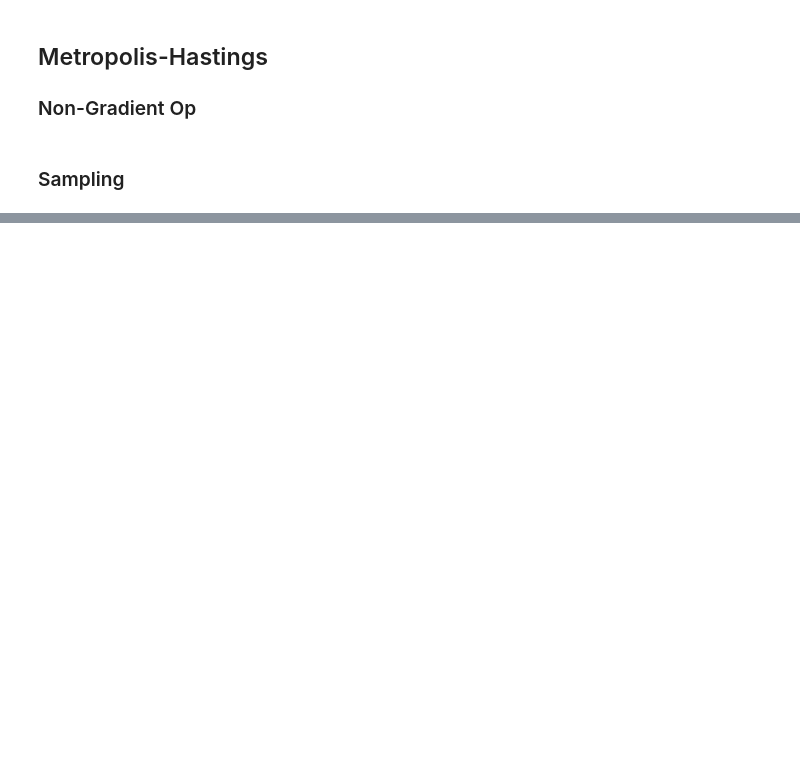
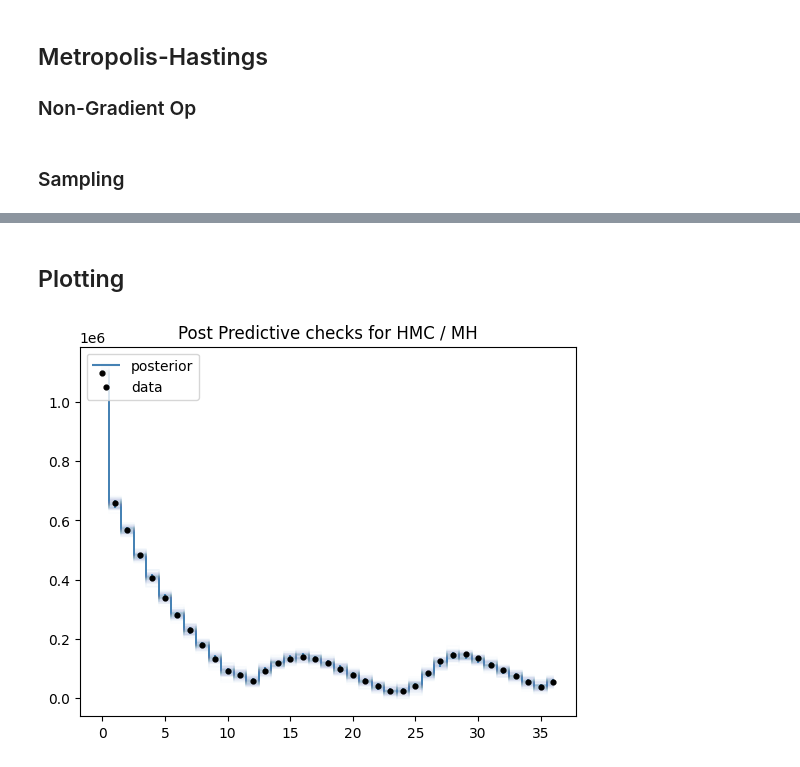
Before and after one commit to malin-horstmann/bayesian_pyhf, a Jupyter notebook: src/pyhf_pymc/sampling2.ipynb, the cells around one changed output, grey strips where cells are left out. Saved outputs shown, nothing was run; the diff lists cells and outputs as text; code cells hidden in the pictures; blank space fills up the shorter version.

```diff
--- a/src/pyhf_pymc/sampling2.ipynb
+++ b/src/pyhf_pymc/sampling2.ipynb
@@ -336,0 +314,23 @@ Sampling: [ExpData, Gammas, Normals, Unconstrained]
+# %% [markdown]
+## Plotting
+# %%
+
+
+# Posterior predictive HMC
+plt.step(np.linspace(0,nBins-1,nBins),post_pred.posterior_predictive.ExpData[0].T, alpha = 0.01, c = 'steelblue', where = 'mid');
+plt.vlines(np.arange(nBins),*np.quantile(post_pred.posterior_predictive.ExpData[0],[.15,.85],axis=0), colors = 'steelblue', label='posterior')
+
+#     ## Posterior predictive MH
+# plt.step(np.linspace(0,nBins-1,nBins),post_pred.posterior_predictive_MH.ExpData[0].T, alpha = 0.01, c = 'pink', where = 'mid');
+# plt.vlines(np.arange(nBins),*np.quantile(post_pred.posterior_predictive_MH.ExpData[0],[.15,.85],axis=0), colors = 'pink', label='posterior')
+
+# Observations
+plt.scatter(np.arange(nBins), obs, c = 'k',s=12, zorder = 999, label = "data")
+plt.legend(loc='upper left')
+
+plt.title(f'Post Predictive checks for HMC / MH')
+
+# plt.savefig(f'{plot_name}')
+plt.show()
+# %% [output]
+[figure, added]
```
Also changed, not shown: parts of 8 cells of this notebook.
